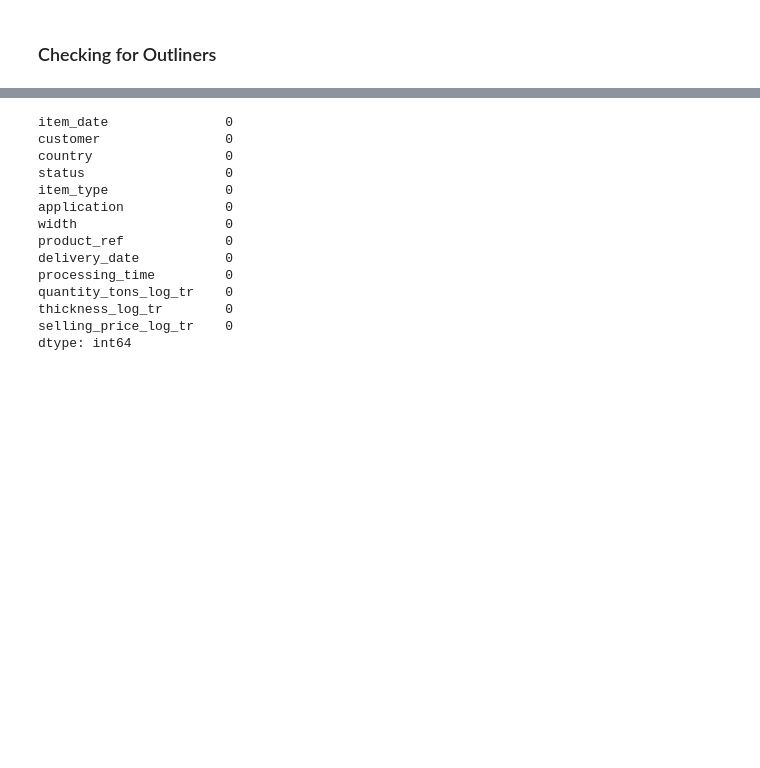
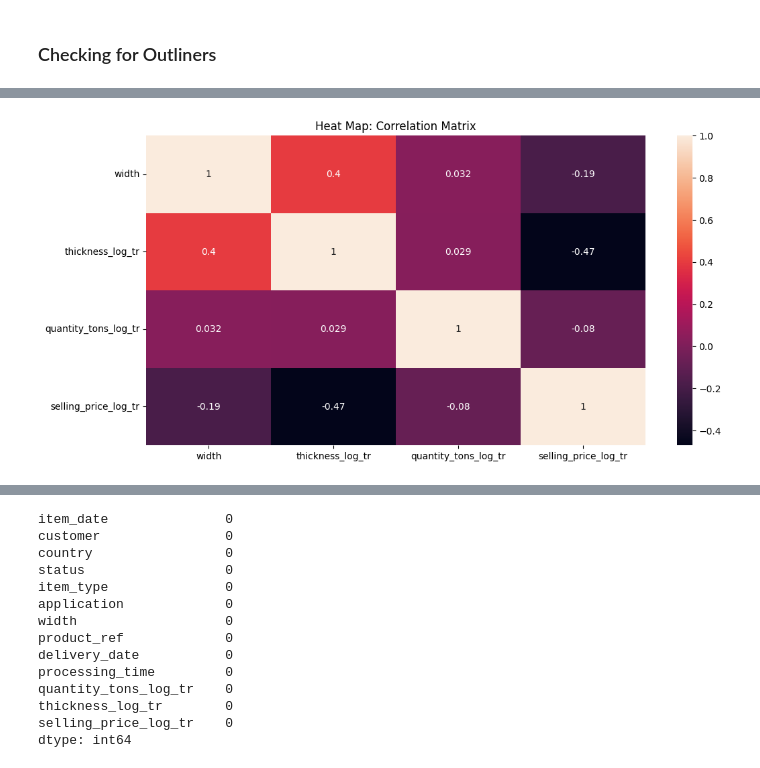
Before and after one commit to VivekS-DS/copper_price_prediction_app, a Jupyter notebook: Copper_EDA.ipynb, the cells around one changed output, grey strips where cells are left out. Cells and saved outputs as stored; diff of their text form; code cells hidden in the pictures; blank space fills up the shorter version.

```diff
--- a/Copper_EDA.ipynb
+++ b/Copper_EDA.ipynb
@@ -924,3 +880,17 @@ check_outliner(col_log_transform)
+# %%
+# Calculate the correlation matrix for numeric columns
+corr = copper3.loc[:, ['width', 'thickness_log_tr','quantity_tons_log_tr',
+                       'selling_price_log_tr']].corr(numeric_only=True)
+
+# Plotting correlation heat map
+plt.figure(figsize=(12,6))
+sns.heatmap(corr, annot=True)
+
+plt.title('Heat Map: Correlation Matrix')
+
+plt.show()
+# %% [output]
+[figure, added]
 # %%
 copper3.info()
 # %% [output]
```
Also changed, not shown: parts of 33 cells of this notebook.
